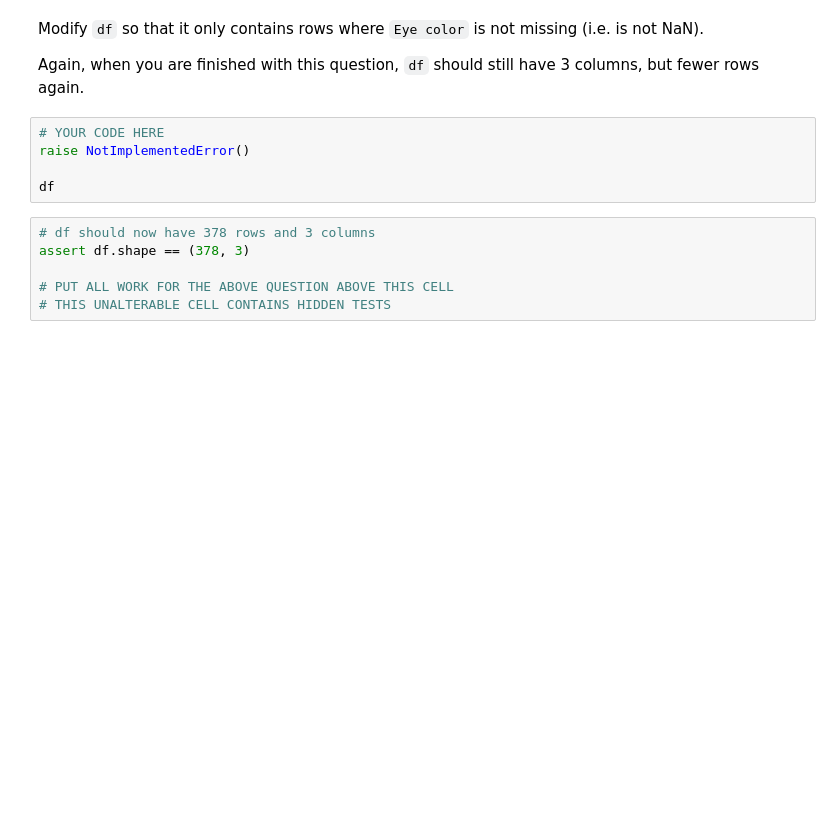
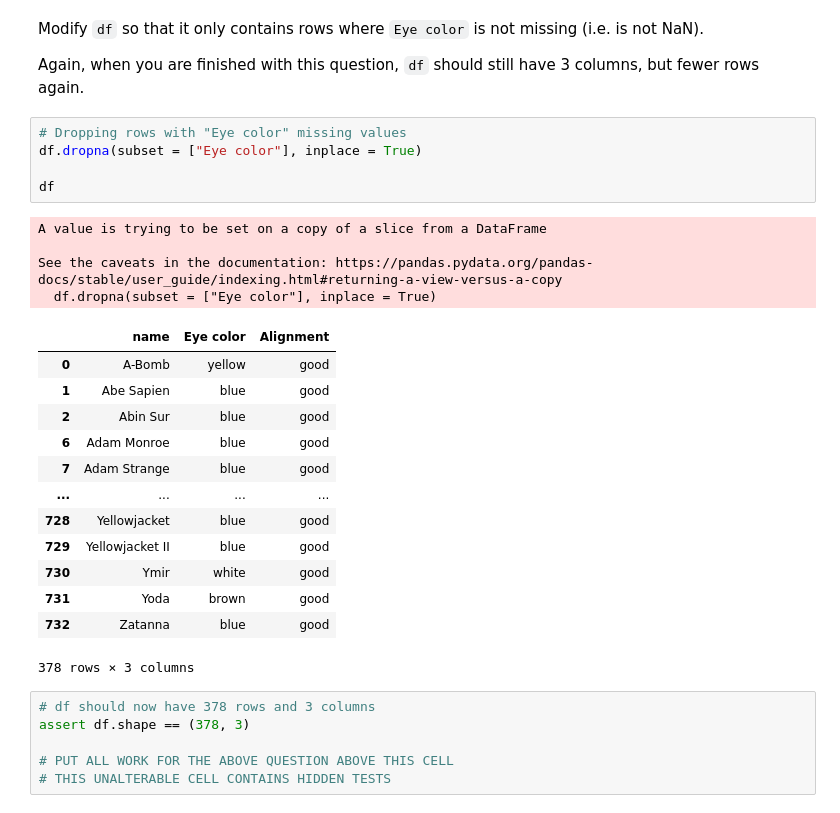
Before and after one commit to Dominic-Mu/Data-Cleaning-with-Pandas-Checkpoint, a Jupyter notebook: index.ipynb, the cells around one changed output. Drawn from its saved outputs; the diff is of its cells as text; blank space fills up the shorter version.

```diff
--- a/index.ipynb
+++ b/index.ipynb
@@ -118,11 +157,29 @@ df.info()
 Modify `df` so that it only contains rows where `Eye color` is not missing (i.e. is not NaN).
 
 Again, when you are finished with this question, `df` should still have 3 columns, but fewer rows again.
-# %%
-# YOUR CODE HERE
-raise NotImplementedError()
-
-df
+# %%
+# Dropping rows with "Eye color" missing values
+df.dropna(subset = ["Eye color"], inplace = True)
+
+df
+# %% [output]
+A value is trying to be set on a copy of a slice from a DataFrame
+
+See the caveats in the documentation: https://pandas.pydata.org/pandas-docs/stable/user_guide/indexing.html#returning-a-view-versus-a-copy
+  df.dropna(subset = ["Eye color"], inplace = True)
+|  | name | Eye color | Alignment |
+| 0 | A-Bomb | yellow | good |
+| 1 | Abe Sapien | blue | good |
+| 2 | Abin Sur | blue | good |
+| 6 | Adam Monroe | blue | good |
+| 7 | Adam Strange | blue | good |
+| ... | ... | ... | ... |
+| 728 | Yellowjacket | blue | good |
+| 729 | Yellowjacket II | blue | good |
+| 730 | Ymir | white | good |
+| 731 | Yoda | brown | good |
+| 732 | Zatanna | blue | good |
+378 rows × 3 columns
 # %%
 # df should now have 378 rows and 3 columns
 assert df.shape == (378, 3)
```
Also changed, not shown: parts of 7 cells of this notebook.
